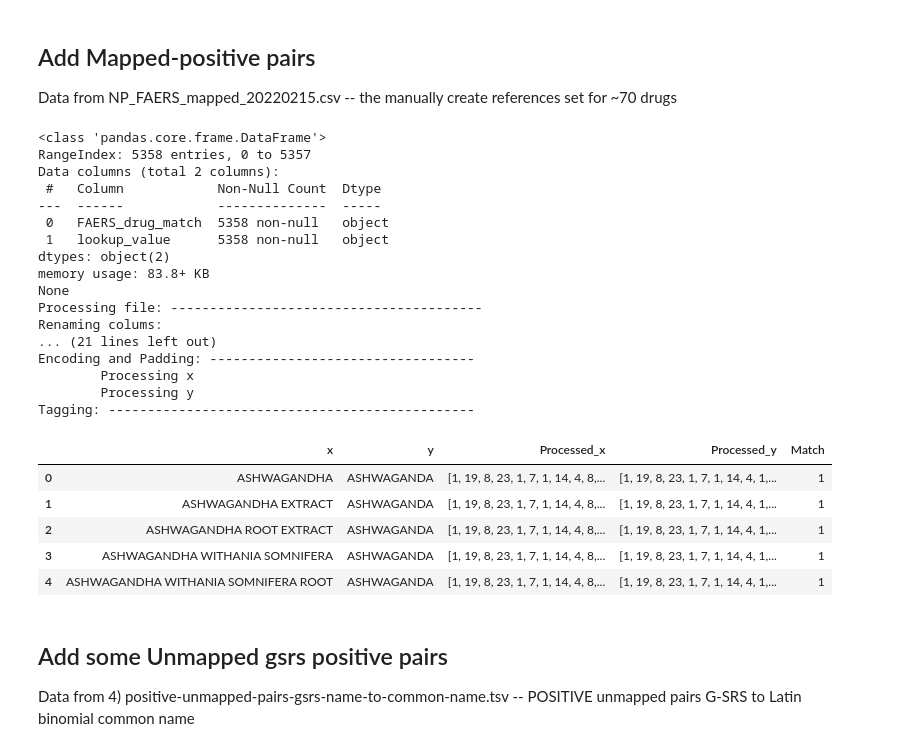
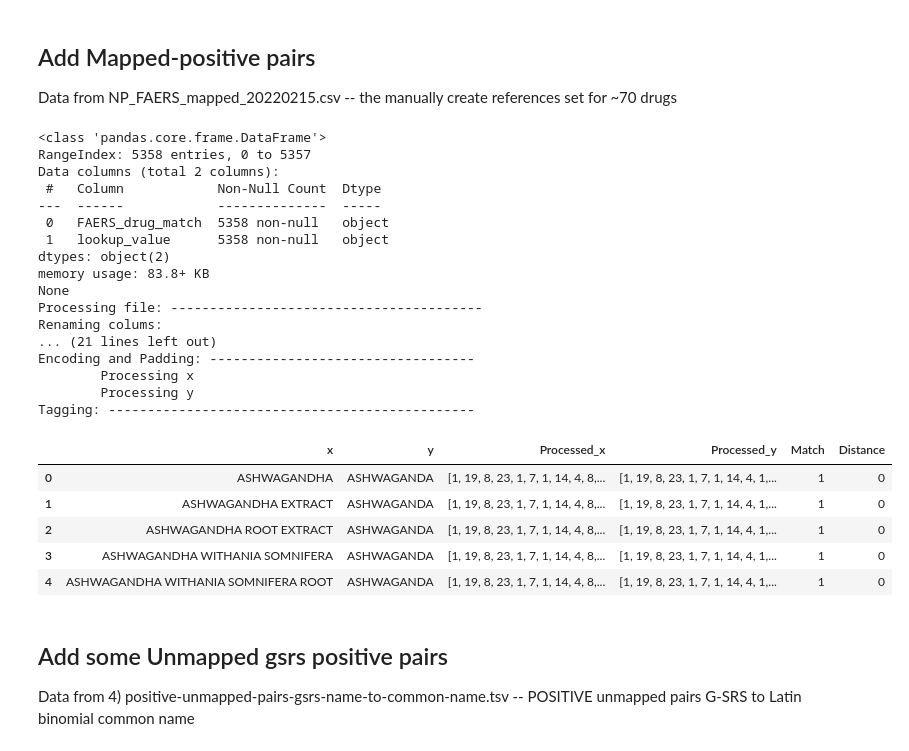
Before and after one commit to sanyabt/NP-FAERS-embed, a Jupyter notebook: experiment-4/DataPrep.ipynb, the cells around one changed output. Cells and saved outputs as stored; diff of their text form; code cells hidden in the pictures.

```diff
--- a/experiment-4/DataPrep.ipynb
+++ b/experiment-4/DataPrep.ipynb
@@ -14,7 +14,7 @@ from typing import Literal
 from sklearn.utils import shuffle
 from sklearn.model_selection import train_test_split
 # %%
-with open('GRU65.yaml', 'r') as file:
+with open('LSTM65.yaml', 'r') as file:
     model_config = yaml.safe_load(file)
 # %%
 #Maximum sequence length including padding
@@ -154,7 +154,7 @@ def preprocessInput(filename: str, maxlen: int = MAXLEN, **kwargs) -> pd.DataFra
     print(df.info())
     return df
 # %%
-def encode_pad_tag(df: pd.DataFrame, match: Literal[0,1], maxlen: int = MAXLEN) -> pd.DataFrame:
+def encode_pad_tag(df: pd.DataFrame, match: Literal[0,1], distance: Literal[0,1], maxlen: int = MAXLEN) -> pd.DataFrame:
     '''It encodes, pads and tags the preprocessed sequences in a Pandas DataFrame.
 
     Expects a pandas dataframe with cleaned and uppercased sequences. It processes the
@@ -162,6 +162,7 @@ def encode_pad_tag(df: pd.DataFrame, match: Literal[0,1], maxlen: int = MAXLEN)
     of the columns in the data frame, where each of the sequences in the column get
     transformed from a string sequence to an encoded sequence and then transformed again
     by padding the encoded sequences up to the maximun sequence length by 0's as needed.
+    The tag component 1
     Finally, this function returns this dataframe with both the original and processed columns.
 
     Parameters
@@ -171,6 +172,9 @@ def encode_pad_tag(df: pd.DataFrame, match: Literal[0,1], maxlen: int = MAXLEN)
 
     match: Literal[0 | 1]
         Tag indicating wether sequences match 1 indicates 'yes' and 0 indicates 'no'.
+
+    distance: Literal[0 | 1]
+        Distance between sequences, 1 indicates 'far' and 0 indicates 'close'.
 
     maxlen: int
         Dafault to global MAXLEN value. It's used to determine the ammount of padding to add
@@ -187,6 +191,7 @@ def encode_pad_tag(df: pd.DataFrame, match: Literal[0,1], maxlen: int = MAXLEN)
         df["Processed_" + column] = df[column].apply(lambda string: list(map(encode_dict.get, string))).transform(lambda x: x + ([0]* (maxlen-len(x))))
     print("Tagging: -----------------------------------------------")
     df["Match"] = match
+    df["Distance"] = distance
     return df
 # %%
 def generate_noisy_positive_pairs(df: pd.DataFrame, scale: float, noise_percent: float = 0.10) -> pd.DataFrame:
@@ -298,32 +303,32 @@ unmapped = '../data/upper_unmap_orig-_drug_names_no_model_overlap_20220224.csv'
 ## Add Mapped-positive pairs
 Data from NP_FAERS_mapped_20220215.csv -- the manually create references set for ~70 drugs
 # %%
-positive_set = encode_pad_tag(preprocessInput('../data/NP_FAERS_mapped_20220215.csv'), 1)
+positive_set = encode_pad_tag(preprocessInput('../data/NP_FAERS_mapped_20220215.csv'), match=1, distance=0)
 positive_set.head()
 # %% [output]
 <class 'pandas.core.frame.DataFrame'>
 RangeIndex: 5358 entries, 0 to 5357
 Data columns (total 2 columns):
  #   Column            Non-Null Count  Dtype
 ---  ------            --------------  -----
  0   FAERS_drug_match  5358 non-null   object
  1   lookup_value      5358 non-null   object
 dtypes: object(2)
 memory usage: 83.8+ KB
 None
 Processing file: ----------------------------------------
 Renaming colums:
 ... (21 lines left out)
 Encoding and Padding: ----------------------------------
         Processing x
         Processing y
 Tagging: -----------------------------------------------
-|  | x | y | Processed_x | Processed_y | Match |
-| 0 | ASHWAGANDHA | ASHWAGANDA | [1, 19, 8, 23, 1, 7, 1, 14, 4, 8,... | [1, 19, 8, 23, 1, 7, 1, 14, 4, 1,... | 1 |
-| 1 | ASHWAGANDHA EXTRACT | ASHWAGANDA | [1, 19, 8, 23, 1, 7, 1, 14, 4, 8,... | [1, 19, 8, 23, 1, 7, 1, 14, 4, 1,... | 1 |
-| 2 | ASHWAGANDHA ROOT EXTRACT | ASHWAGANDA | [1, 19, 8, 23, 1, 7, 1, 14, 4, 8,... | [1, 19, 8, 23, 1, 7, 1, 14, 4, 1,... | 1 |
-| 3 | ASHWAGANDHA WITHANIA SOMNIFERA | ASHWAGANDA | [1, 19, 8, 23, 1, 7, 1, 14, 4, 8,... | [1, 19, 8, 23, 1, 7, 1, 14, 4, 1,... | 1 |
-| 4 | ASHWAGANDHA WITHANIA SOMNIFERA ROOT | ASHWAGANDA | [1, 19, 8, 23, 1, 7, 1, 14, 4, 8,... | [1, 19, 8, 23, 1, 7, 1, 14, 4, 1,... | 1 |
+|  | x | y | Processed_x | Processed_y | Match | Distance |
+| 0 | ASHWAGANDHA | ASHWAGANDA | [1, 19, 8, 23, 1, 7, 1, 14, 4, 8,... | [1, 19, 8, 23, 1, 7, 1, 14, 4, 1,... | 1 | 0 |
+| 1 | ASHWAGANDHA EXTRACT | ASHWAGANDA | [1, 19, 8, 23, 1, 7, 1, 14, 4, 8,... | [1, 19, 8, 23, 1, 7, 1, 14, 4, 1,... | 1 | 0 |
+| 2 | ASHWAGANDHA ROOT EXTRACT | ASHWAGANDA | [1, 19, 8, 23, 1, 7, 1, 14, 4, 8,... | [1, 19, 8, 23, 1, 7, 1, 14, 4, 1,... | 1 | 0 |
+| 3 | ASHWAGANDHA WITHANIA SOMNIFERA | ASHWAGANDA | [1, 19, 8, 23, 1, 7, 1, 14, 4, 8,... | [1, 19, 8, 23, 1, 7, 1, 14, 4, 1,... | 1 | 0 |
+| 4 | ASHWAGANDHA WITHANIA SOMNIFERA ROOT | ASHWAGANDA | [1, 19, 8, 23, 1, 7, 1, 14, 4, 8,... | [1, 19, 8, 23, 1, 7, 1, 14, 4, 1,... | 1 | 0 |
 # %% [markdown]
 ## Add some Unmapped gsrs positive pairs
 Data from 4) positive-unmapped-pairs-gsrs-name-to-common-name.tsv -- POSITIVE unmapped pairs G-SRS to Latin binomial common name
```
Also changed, not shown: parts of 19 cells of this notebook, 9 other files.
